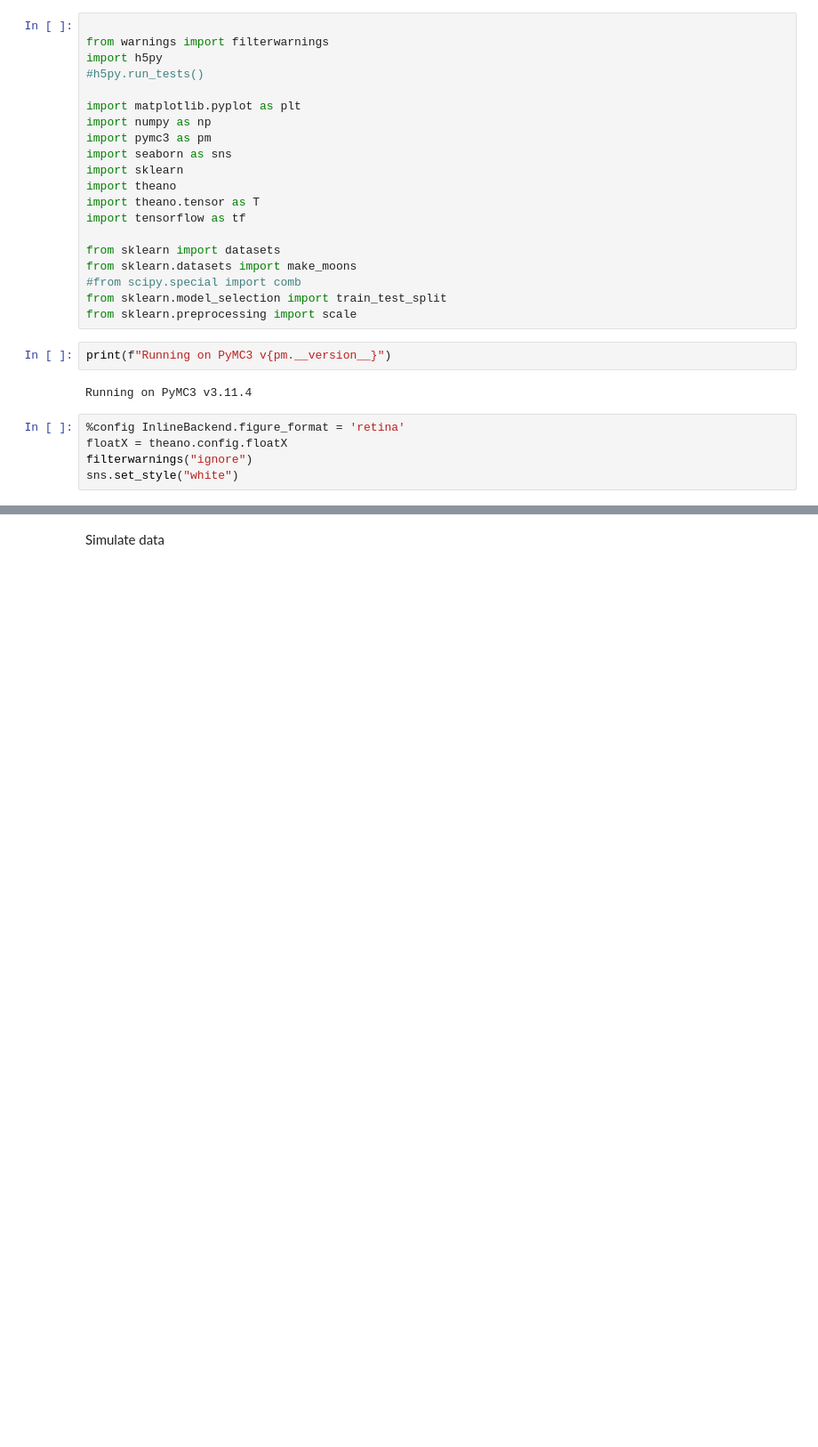
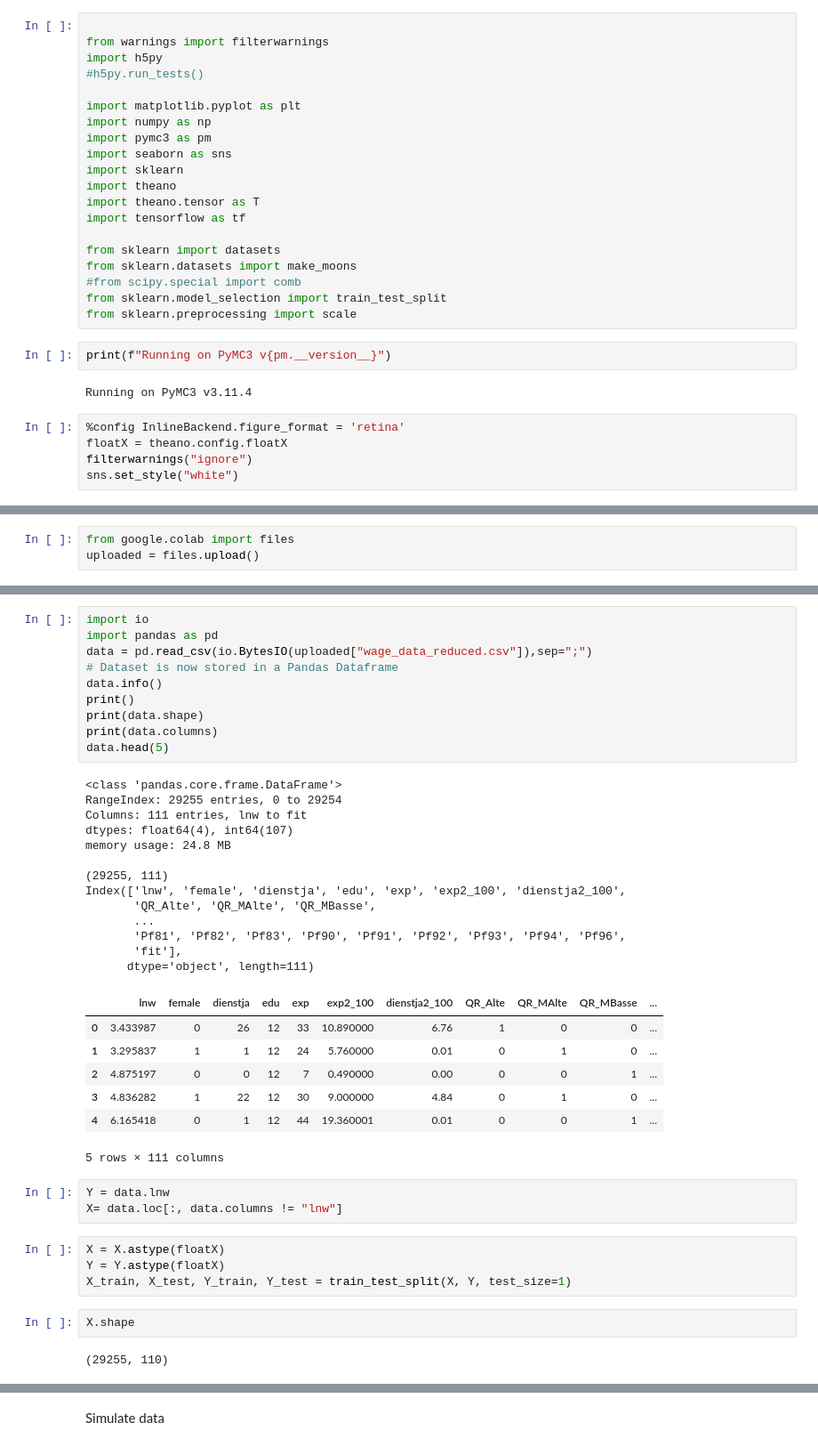
Before and after one commit to davide-ario/BNN, a Jupyter notebook: BNN_gender_gap.ipynb, the cells around one changed output, grey strips where cells are left out. Shown at 89% size. Drawn from its saved outputs; the diff is of its cells as text; blank space fills up the shorter version.

Commit message:
Creato con Colaboratory

```diff
--- a/BNN_gender_gap.ipynb
+++ b/BNN_gender_gap.ipynb
@@ -31,0 +41,3 @@ sns.set_style("white")
+# %%
+from google.colab import files
+uploaded = files.upload()
@@ -31,0 +47,42 @@ sns.set_style("white")
+# %%
+import io
+import pandas as pd
+data = pd.read_csv(io.BytesIO(uploaded["wage_data_reduced.csv"]),sep=";")
+# Dataset is now stored in a Pandas Dataframe
+data.info()
+print()
+print(data.shape)
+print(data.columns)
+data.head(5)
+# %% [output]
+<class 'pandas.core.frame.DataFrame'>
+RangeIndex: 29255 entries, 0 to 29254
+Columns: 111 entries, lnw to fit
+dtypes: float64(4), int64(107)
+memory usage: 24.8 MB
+
+(29255, 111)
+Index(['lnw', 'female', 'dienstja', 'edu', 'exp', 'exp2_100', 'dienstja2_100',
+       'QR_Alte', 'QR_MAlte', 'QR_MBasse',
+       ...
+       'Pf81', 'Pf82', 'Pf83', 'Pf90', 'Pf91', 'Pf92', 'Pf93', 'Pf94', 'Pf96',
+       'fit'],
+      dtype='object', length=111)
+|  | lnw | female | dienstja | edu | exp | exp2_100 | dienstja2_100 | QR_Alte | QR_MAlte | QR_MBasse | ... |
+| 0 | 3.433987 | 0 | 26 | 12 | 33 | 10.890000 | 6.76 | 1 | 0 | 0 | ... |
+| 1 | 3.295837 | 1 | 1 | 12 | 24 | 5.760000 | 0.01 | 0 | 1 | 0 | ... |
+| 2 | 4.875197 | 0 | 0 | 12 | 7 | 0.490000 | 0.00 | 0 | 0 | 1 | ... |
+| 3 | 4.836282 | 1 | 22 | 12 | 30 | 9.000000 | 4.84 | 0 | 1 | 0 | ... |
+| 4 | 6.165418 | 0 | 1 | 12 | 44 | 19.360001 | 0.01 | 0 | 0 | 1 | ... |
+5 rows × 111 columns
+# %%
+Y = data.lnw
+X= data.loc[:, data.columns != "lnw"]
+# %%
+X = X.astype(floatX)
+Y = Y.astype(floatX)
+X_train, X_test, Y_train, Y_test = train_test_split(X, Y, test_size=1)
+# %%
+X.shape
+# %% [output]
+(29255, 110)
```
Also changed, not shown: parts of 21 cells of this notebook.
